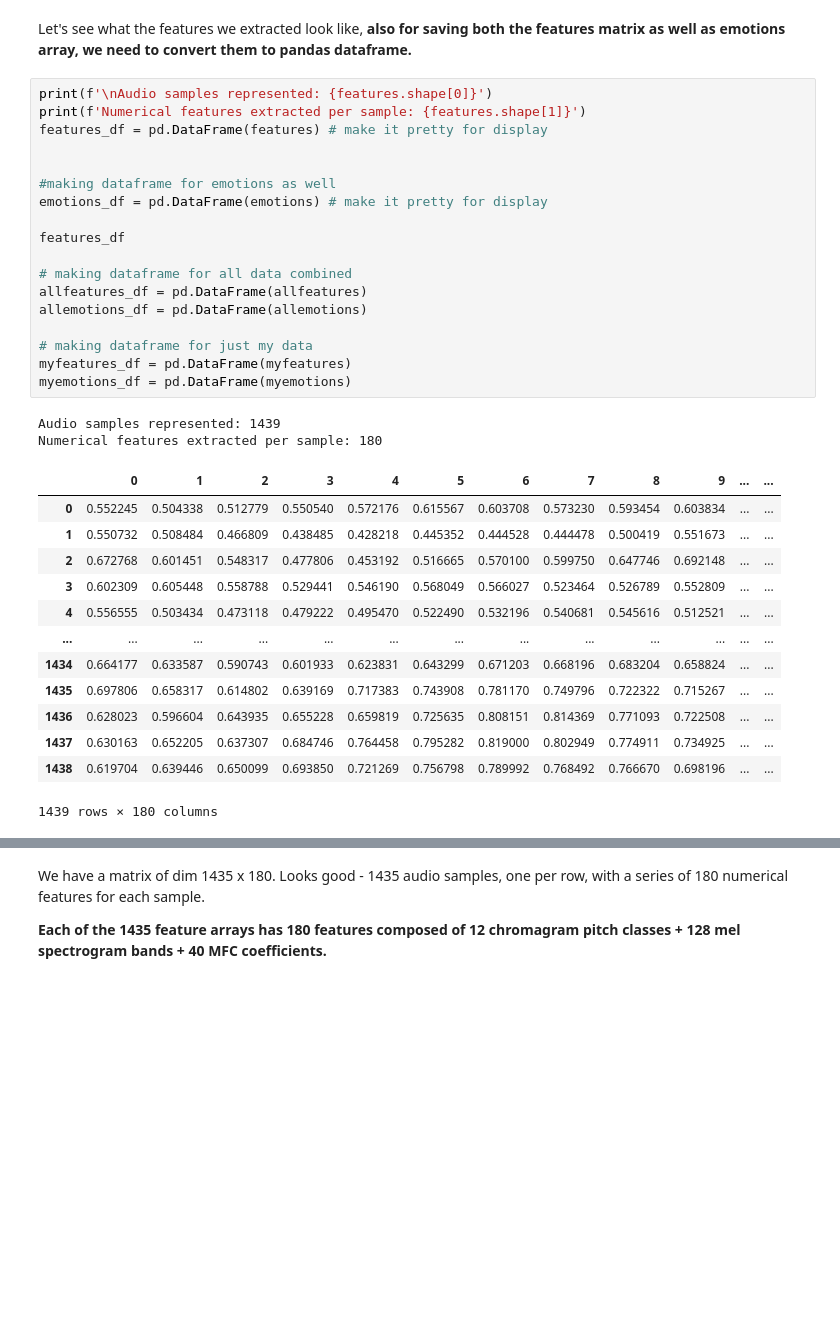
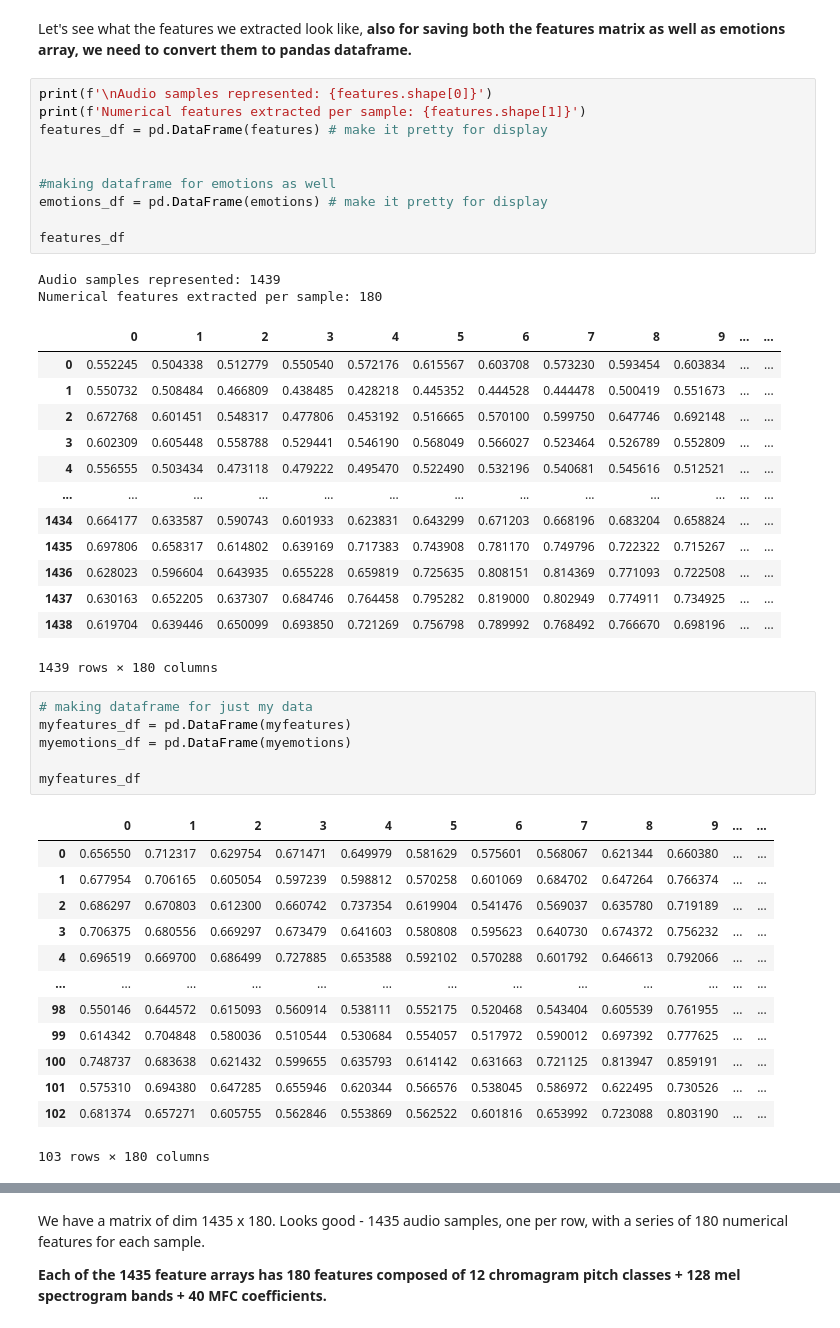
Before and after one commit to oliviasteeed/Week3-ClassicML, a Jupyter notebook: Week_3_MachineLearning.ipynb, the cells around one changed output, grey strips where cells are left out. Drawn from its saved outputs; the diff is of its cells as text; blank space fills up the shorter version.

```diff
--- a/Week_3_MachineLearning.ipynb
+++ b/Week_3_MachineLearning.ipynb
@@ -204,14 +204,6 @@ features_df = pd.DataFrame(features) # make it pretty for display
 emotions_df = pd.DataFrame(emotions) # make it pretty for display
 
 features_df
-
-# making dataframe for all data combined
-allfeatures_df = pd.DataFrame(allfeatures)
-allemotions_df = pd.DataFrame(allemotions)
-
-# making dataframe for just my data
-myfeatures_df = pd.DataFrame(myfeatures)
-myemotions_df = pd.DataFrame(myemotions)
 # %% [output]
 Audio samples represented: 1439
 Numerical features extracted per sample: 180
@@ -228,3 +220,23 @@ Numerical features extracted per sample: 180
 | 1437 | 0.630163 | 0.652205 | 0.637307 | 0.684746 | 0.764458 | 0.795282 | 0.819000 | 0.802949 | 0.774911 | 0.734925 | ... | ... |
 | 1438 | 0.619704 | 0.639446 | 0.650099 | 0.693850 | 0.721269 | 0.756798 | 0.789992 | 0.768492 | 0.766670 | 0.698196 | ... | ... |
 1439 rows × 180 columns
+# %%
+# making dataframe for just my data
+myfeatures_df = pd.DataFrame(myfeatures)
+myemotions_df = pd.DataFrame(myemotions)
+
+myfeatures_df
+# %% [output]
+|  | 0 | 1 | 2 | 3 | 4 | 5 | 6 | 7 | 8 | 9 | ... | ... |
+| 0 | 0.656550 | 0.712317 | 0.629754 | 0.671471 | 0.649979 | 0.581629 | 0.575601 | 0.568067 | 0.621344 | 0.660380 | ... | ... |
+| 1 | 0.677954 | 0.706165 | 0.605054 | 0.597239 | 0.598812 | 0.570258 | 0.601069 | 0.684702 | 0.647264 | 0.766374 | ... | ... |
+| 2 | 0.686297 | 0.670803 | 0.612300 | 0.660742 | 0.737354 | 0.619904 | 0.541476 | 0.569037 | 0.635780 | 0.719189 | ... | ... |
+| 3 | 0.706375 | 0.680556 | 0.669297 | 0.673479 | 0.641603 | 0.580808 | 0.595623 | 0.640730 | 0.674372 | 0.756232 | ... | ... |
+| 4 | 0.696519 | 0.669700 | 0.686499 | 0.727885 | 0.653588 | 0.592102 | 0.570288 | 0.601792 | 0.646613 | 0.792066 | ... | ... |
+| ... | ... | ... | ... | ... | ... | ... | ... | ... | ... | ... | ... | ... |
+| 98 | 0.550146 | 0.644572 | 0.615093 | 0.560914 | 0.538111 | 0.552175 | 0.520468 | 0.543404 | 0.605539 | 0.761955 | ... | ... |
+| 99 | 0.614342 | 0.704848 | 0.580036 | 0.510544 | 0.530684 | 0.554057 | 0.517972 | 0.590012 | 0.697392 | 0.777625 | ... | ... |
+| 100 | 0.748737 | 0.683638 | 0.621432 | 0.599655 | 0.635793 | 0.614142 | 0.631663 | 0.721125 | 0.813947 | 0.859191 | ... | ... |
+| 101 | 0.575310 | 0.694380 | 0.647285 | 0.655946 | 0.620344 | 0.566576 | 0.538045 | 0.586972 | 0.622495 | 0.730526 | ... | ... |
+| 102 | 0.681374 | 0.657271 | 0.605755 | 0.562846 | 0.553869 | 0.562522 | 0.601816 | 0.653992 | 0.723088 | 0.803190 | ... | ... |
+103 rows × 180 columns
```
Also changed, not shown: parts of 12 cells of this notebook.
